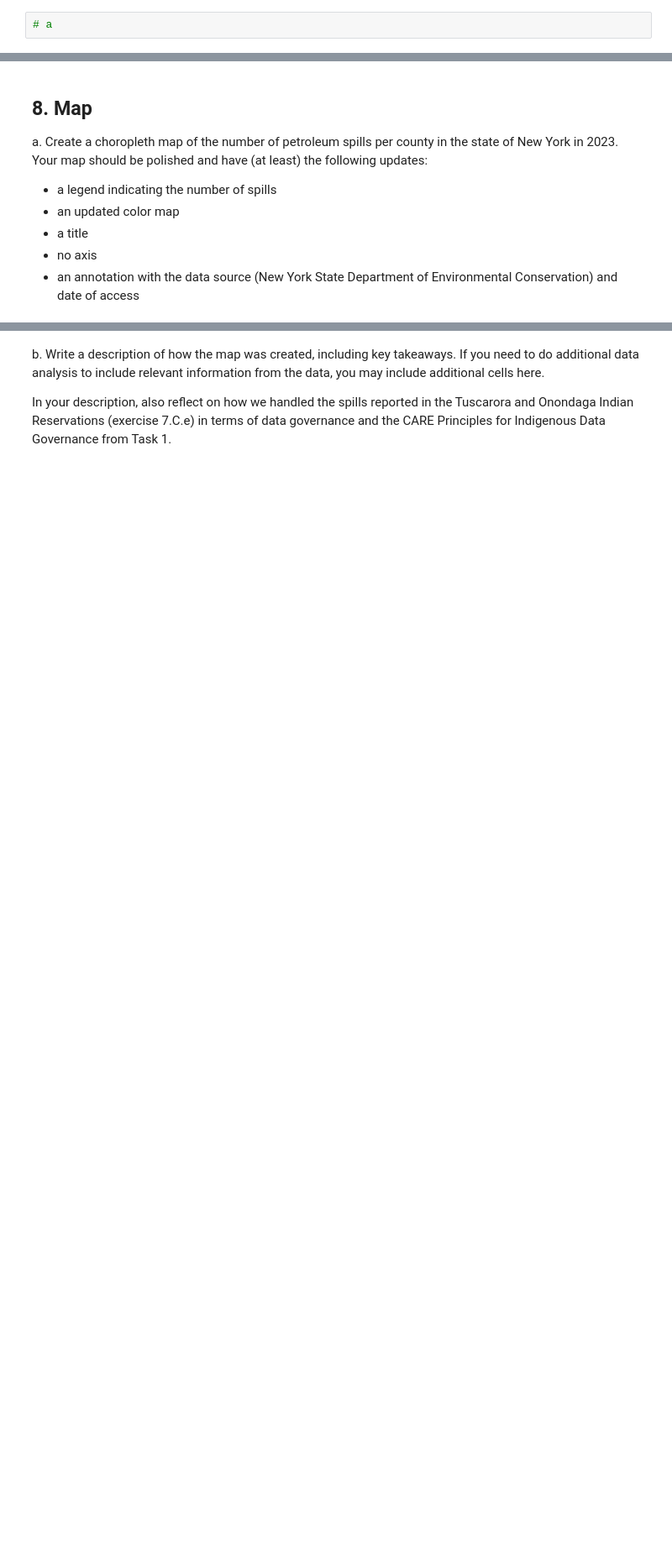
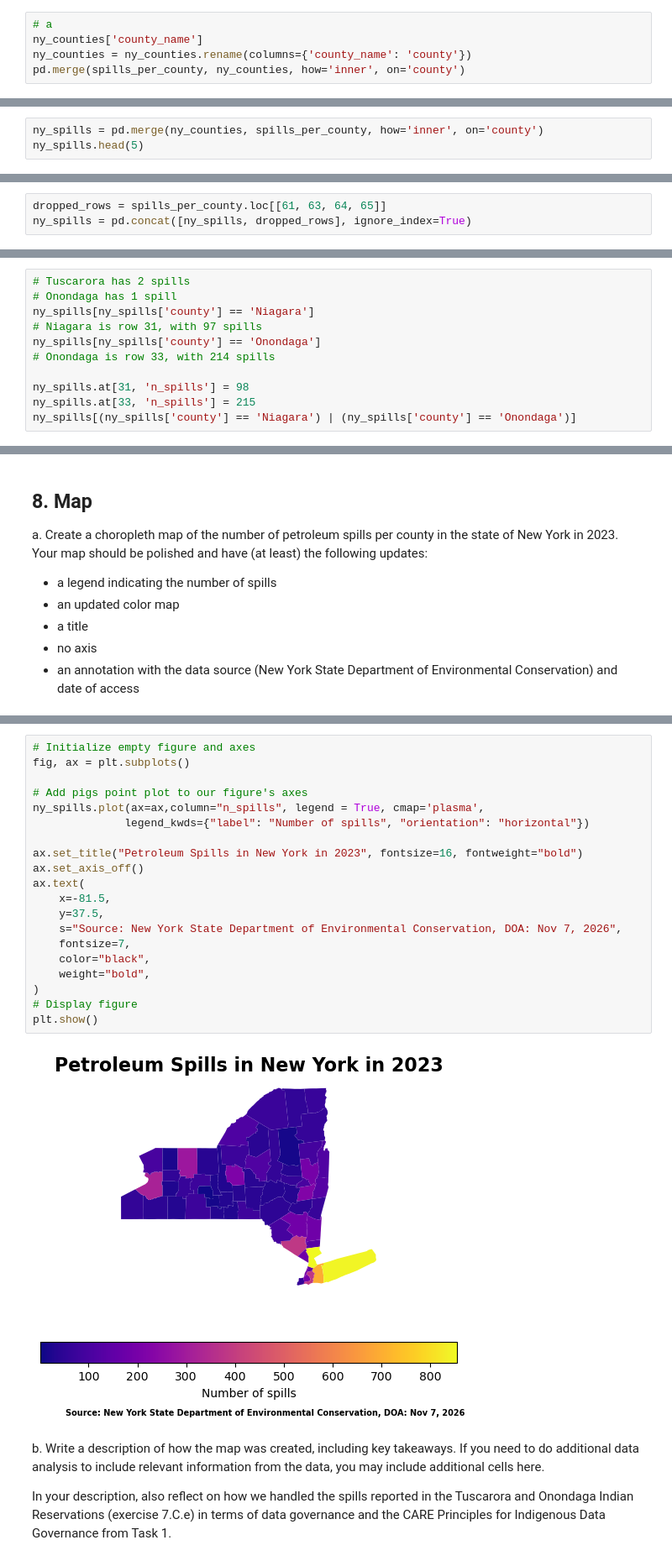
Before and after one commit to Apathy-Wildflowers/eds220-hwk3, a Jupyter notebook: hwk3-task2-spills.ipynb, the cells around one changed output, grey strips where cells are left out. Shown at 84% size. Saved outputs shown, nothing was run; the diff lists cells and outputs as text; blank space fills up the shorter version.

```diff
--- a/hwk3-task2-spills.ipynb
+++ b/hwk3-task2-spills.ipynb
@@ -484,3 +567,6 @@ In the following cells:
 a. Use this cell to make any other updates needed for making an inner join of the `spills_per_county` and `ny_counties`. HINT: [`pd.merge`](https://pandas.pydata.org/pandas-docs/version/2.3/reference/api/pandas.merge.html)
 # %%
 # a
+ny_counties['county_name']
+ny_counties = ny_counties.rename(columns={'county_name': 'county'})
+pd.merge(spills_per_county, ny_counties, how='inner', on='county')
@@ -487,2 +587,5 @@ a. Use this cell to make any other updates needed for making an inner join of th
 # %% [markdown]
 b. Store the inner join of the `spills_per_county` and `ny_counties` dataframes in a new variable named `ny_spills`.
+# %%
+ny_spills = pd.merge(ny_counties, spills_per_county, how='inner', on='county')
+ny_spills.head(5)
@@ -493,3 +632,6 @@ c. An inner join only keeps the rows whose `county` appears in both dataframes,
+# %%
+dropped_rows = spills_per_county.loc[[61, 63, 64, 65]]
+ny_spills = pd.concat([ny_spills, dropped_rows], ignore_index=True)
 # %% [markdown]
 <!-- END QUESTION -->
 
@@ -505,3 +649,14 @@ _Type your answer here, replacing this text._
 From our previous exploration we know that Tuscarora Indian Reservation and Onondaga Indian Reservation will not be in the join. Tuscarora Indian Reservation is located within Niagara county and Onondaga Indian Reservation is located within Onondaga county.
 
 e. Since the reservations do not appear in the `ny_counties` dataframe, add the Tuscarora Indian Reservation spills to Niagara county and the Onondaga Indian Reservation spills to Onondaga county in `ny_spills`. We will add a note about this in our final map, and we will reflect on this choice in exercise 8.b. Add the cells you need to make this update **and** verify that the dataframe was updated.
+# %%
+# Tuscarora has 2 spills
+# Onondaga has 1 spill
+ny_spills[ny_spills['county'] == 'Niagara']
+# Niagara is row 31, with 97 spills
+ny_spills[ny_spills['county'] == 'Onondaga']
+# Onondaga is row 33, with 214 spills
+
+ny_spills.at[31, 'n_spills'] = 98
+ny_spills.at[33, 'n_spills'] = 215
+ny_spills[(ny_spills['county'] == 'Niagara') | (ny_spills['county'] == 'Onondaga')]
@@ -517,3 +690,25 @@ Your map should be polished and have (at least) the following updates:
+# %%
+# Initialize empty figure and axes
+fig, ax = plt.subplots()
+
+# Add pigs point plot to our figure's axes
+ny_spills.plot(ax=ax,column="n_spills", legend = True, cmap='plasma',
+              legend_kwds={"label": "Number of spills", "orientation": "horizontal"})
+
+ax.set_title("Petroleum Spills in New York in 2023", fontsize=16, fontweight="bold")
+ax.set_axis_off()
+ax.text(
+    x=-81.5,
+    y=37.5,
+    s="Source: New York State Department of Environmental Conservation, DOA: Nov 7, 2026",
+    fontsize=7,
+    color="black",
+    weight="bold",
+)
+# Display figure
+plt.show()
+# %% [output]
+[figure, added]
 # %% [markdown]
 b. Write a description of how the map was created, including key takeaways. If you need to do additional data analysis to include relevant information from the data, you may include additional cells here.
 
```
Also changed, not shown: parts of 19 cells of this notebook.
